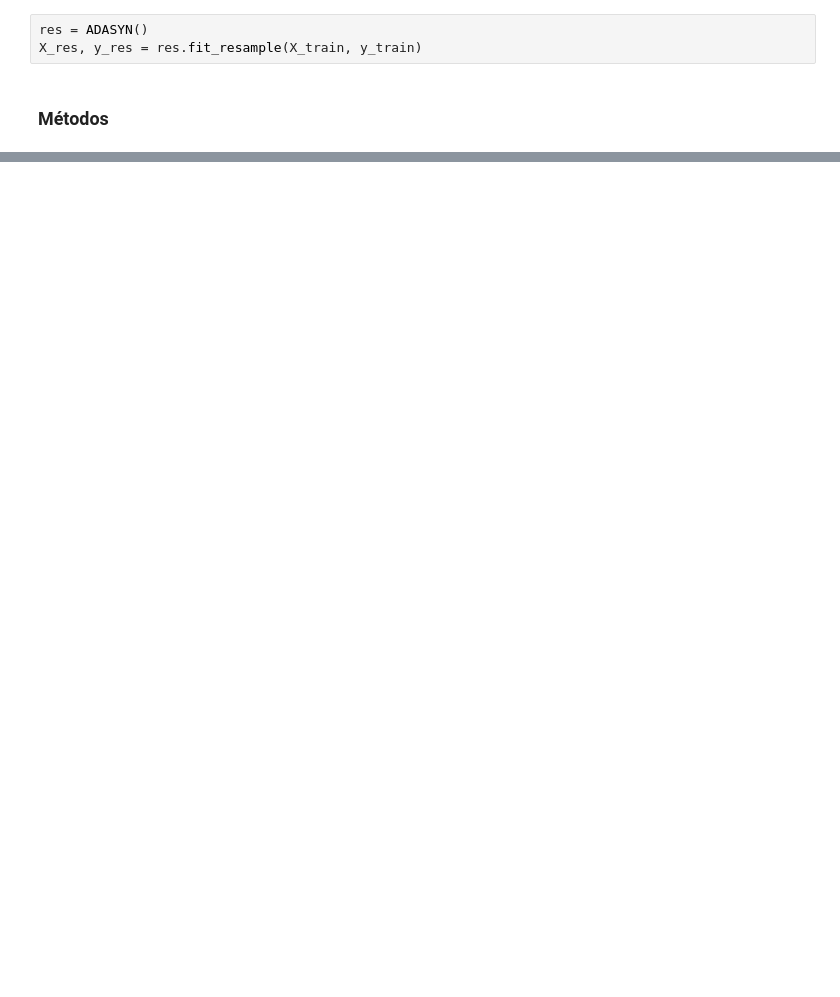
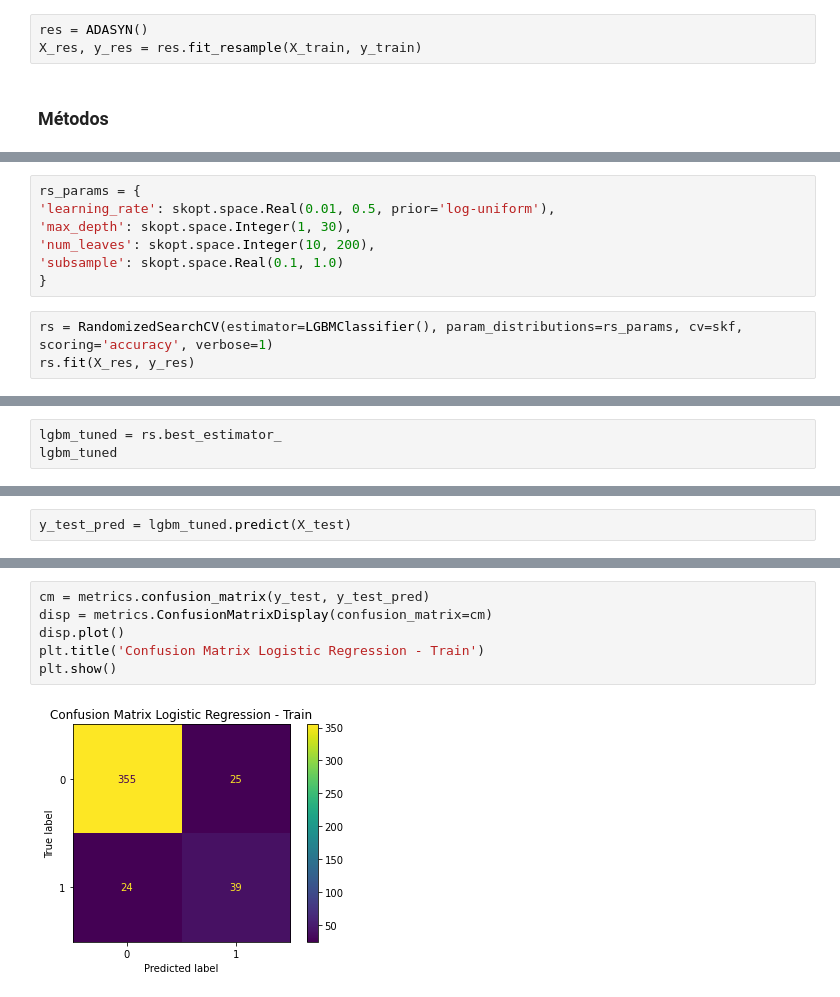
Before and after one commit to thiago-osorio/ifood-marketing-prediction, a Jupyter notebook: ifood.ipynb, the cells around one changed output, grey strips where cells are left out. Drawn from its saved outputs; the diff is of its cells as text; blank space fills up the shorter version.

```diff
--- a/ifood.ipynb
+++ b/ifood.ipynb
@@ -497,0 +543,10 @@ metodos = [LogisticRegression(), LogisticRegression(), KNeighborsClassifier(), G
+# %%
+rs_params = {
+'learning_rate': skopt.space.Real(0.01, 0.5, prior='log-uniform'),
+'max_depth': skopt.space.Integer(1, 30),
+'num_leaves': skopt.space.Integer(10, 200),
+'subsample': skopt.space.Real(0.1, 1.0)
+}
+# %%
+rs = RandomizedSearchCV(estimator=LGBMClassifier(), param_distributions=rs_params, cv=skf, scoring='accuracy', verbose=1)
+rs.fit(X_res, y_res)
@@ -497,0 +562,3 @@ metodos = [LogisticRegression(), LogisticRegression(), KNeighborsClassifier(), G
+# %%
+lgbm_tuned = rs.best_estimator_
+lgbm_tuned
@@ -497,0 +583,2 @@ metodos = [LogisticRegression(), LogisticRegression(), KNeighborsClassifier(), G
+# %%
+y_test_pred = lgbm_tuned.predict(X_test)
@@ -497,0 +607,8 @@ metodos = [LogisticRegression(), LogisticRegression(), KNeighborsClassifier(), G
+# %%
+cm = metrics.confusion_matrix(y_test, y_test_pred)
+disp = metrics.ConfusionMatrixDisplay(confusion_matrix=cm)
+disp.plot()
+plt.title('Confusion Matrix Logistic Regression - Train')
+plt.show()
+# %% [output]
+[figure, added]
```
Also changed, not shown: parts of 21 cells of this notebook, 1 other file.
